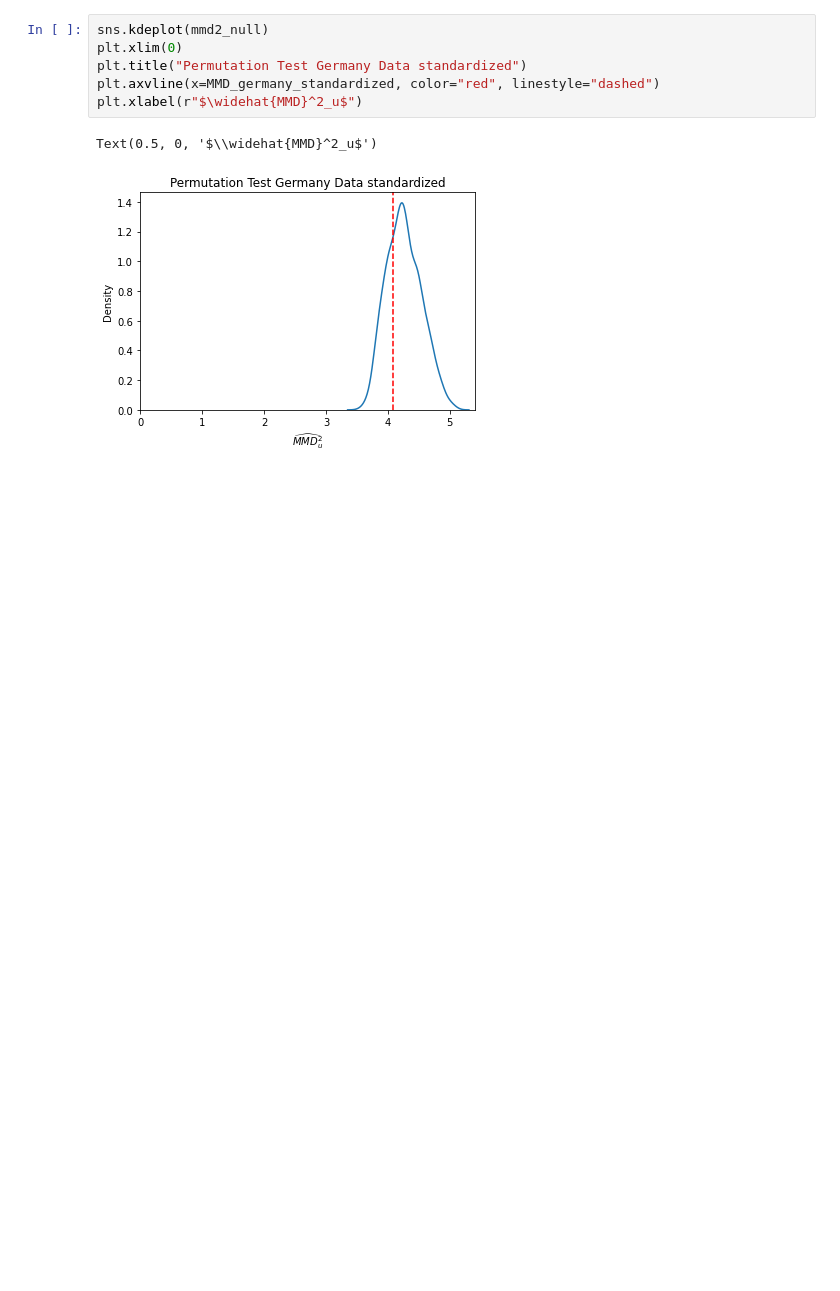
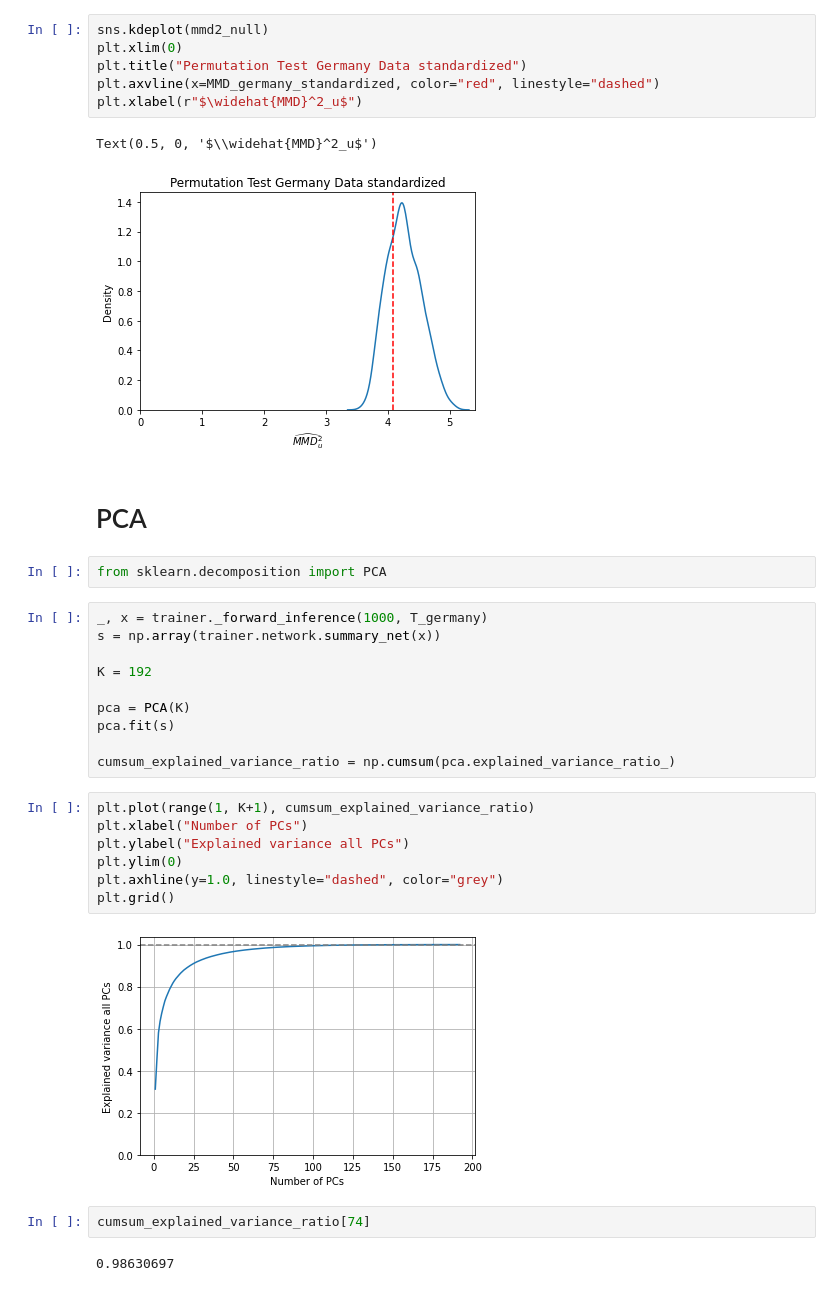
Before and after one commit to marvinschmitt/ModelMisspecificationBF, a Jupyter notebook: MMD_ParameterEstimation_Covid.ipynb, the cells around one changed output. Cells and saved outputs as stored; diff of their text form; blank space fills up the shorter version.

```diff
--- a/MMD_ParameterEstimation_Covid.ipynb
+++ b/MMD_ParameterEstimation_Covid.ipynb
@@ -540,3 +540,30 @@ plt.xlabel(r"$\widehat{MMD}^2_u$")
 # %% [output]
 Text(0.5, 0, '$\\widehat{MMD}^2_u$')
 [figure]
+# %% [markdown]
+# PCA
+# %%
+from sklearn.decomposition import PCA
+# %%
+_, x = trainer._forward_inference(1000, T_germany)
+s = np.array(trainer.network.summary_net(x))
+
+K = 192
+
+pca = PCA(K)
+pca.fit(s)
+
+cumsum_explained_variance_ratio = np.cumsum(pca.explained_variance_ratio_)
+# %%
+plt.plot(range(1, K+1), cumsum_explained_variance_ratio)
+plt.xlabel("Number of PCs")
+plt.ylabel("Explained variance all PCs")
+plt.ylim(0)
+plt.axhline(y=1.0, linestyle="dashed", color="grey")
+plt.grid()
+# %% [output]
+[figure, added]
+# %%
+cumsum_explained_variance_ratio[74]
+# %% [output]
+0.98630697
```
Also changed, not shown: parts of 5 cells of this notebook.
